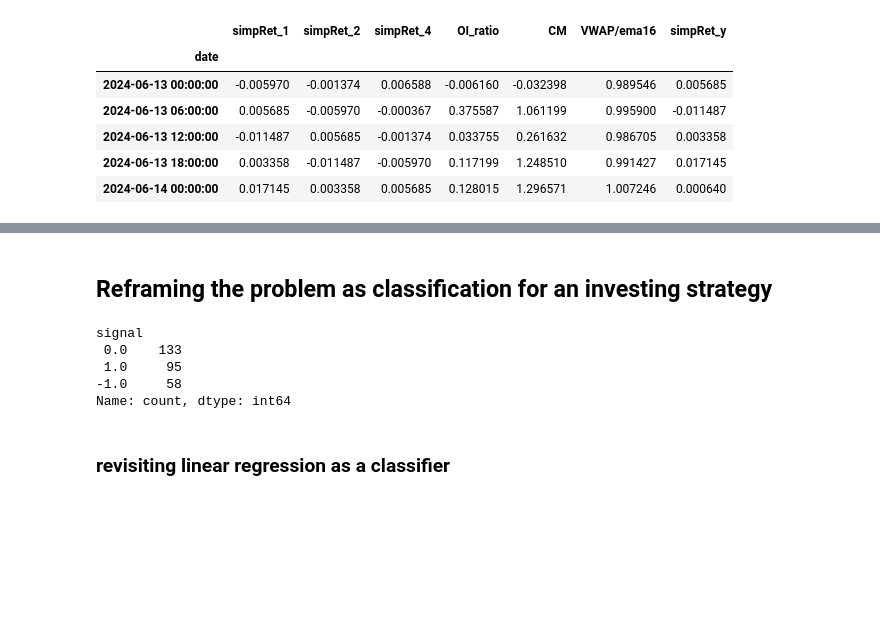
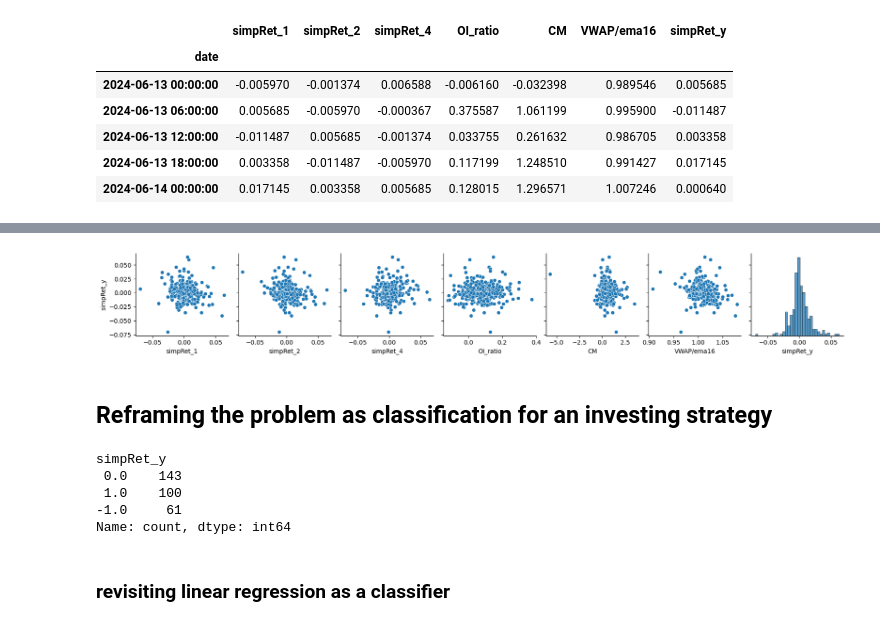
Before and after one commit to codyjcao/osrs-ge, a Jupyter notebook: osrs_ML_forecasting.ipynb, the cells around one changed output, grey strips where cells are left out. Cells and saved outputs as stored; diff of their text form; code cells hidden in the pictures; blank space fills up the shorter version.

```diff
--- a/osrs_ML_forecasting.ipynb
+++ b/osrs_ML_forecasting.ipynb
@@ -332,3 +332,8 @@ ARIMA MSE:  0.000231693025275662
+# %%
+sns.pairplot(df_tr_new,y_vars='simpRet_y',x_vars=df_tr_new.columns.values)
+plt.show()
+# %% [output]
+[figure, added]
 # %% [markdown]
 ## Reframing the problem as classification for an investing strategy
 # %%
@@ -339,15 +344,13 @@ trading_results = {}
 
 q_b , q_s = .005,-.0075
 
-df_tr['signal'] = 1.0*(df_tr['simpRet_y'] > q_b) - (df_tr['simpRet_y'] < q_s)
+(1.0*(df_tr['simpRet_y'] > q_b) - (df_tr['simpRet_y'] < q_s)).value_counts()
+# %% [output]
+simpRet_y
+ 0.0    143
+ 1.0    100
+-1.0     61
+Name: count, dtype: int64
-# %%
-df_tr['signal'].value_counts()
-# %% [output]
-signal
- 0.0    133
- 1.0     95
--1.0     58
-Name: count, dtype: int64
 # %% [markdown]
 ### revisiting linear regression as a classifier
 # %%
```
Also changed, not shown: parts of 29 cells of this notebook, 36 other files.
